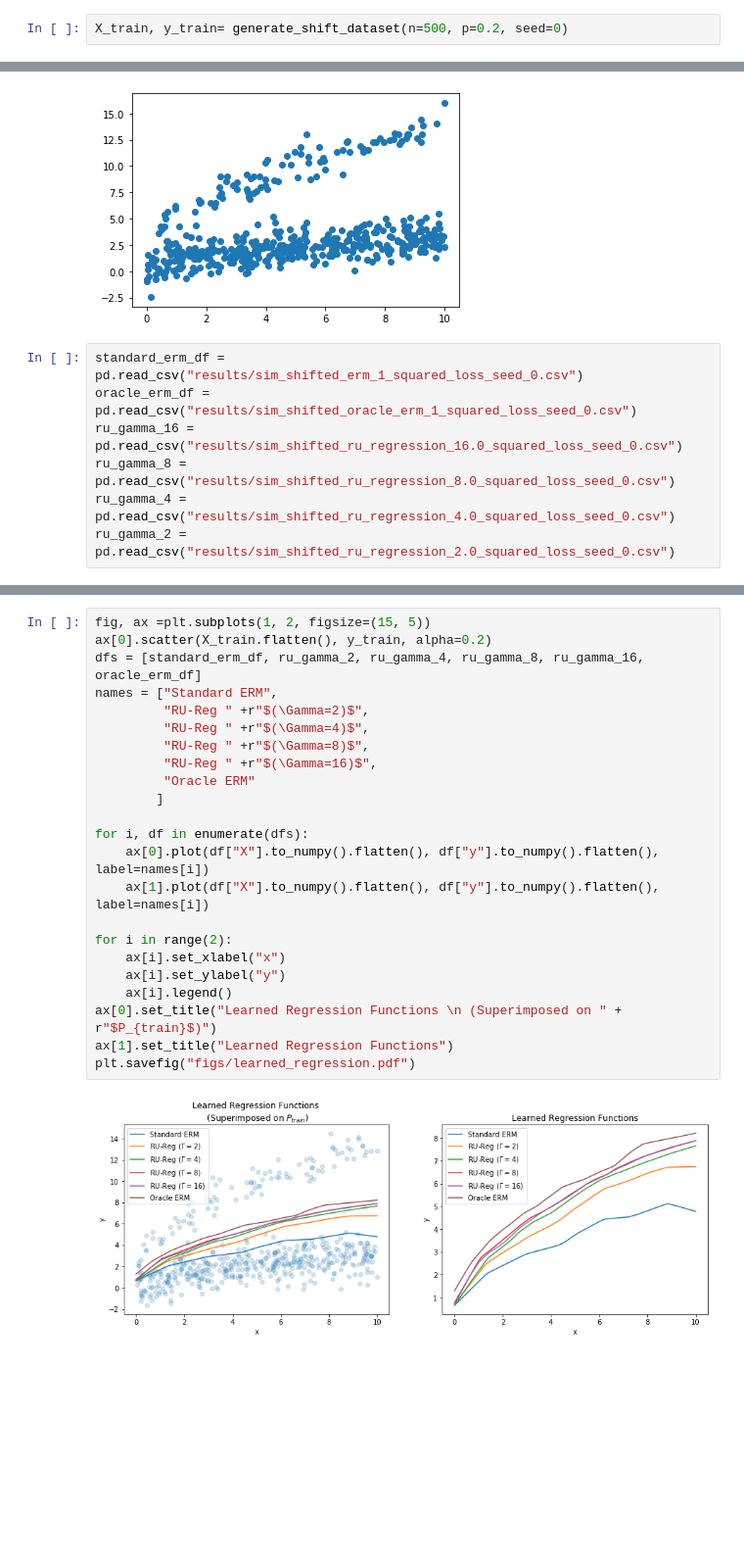
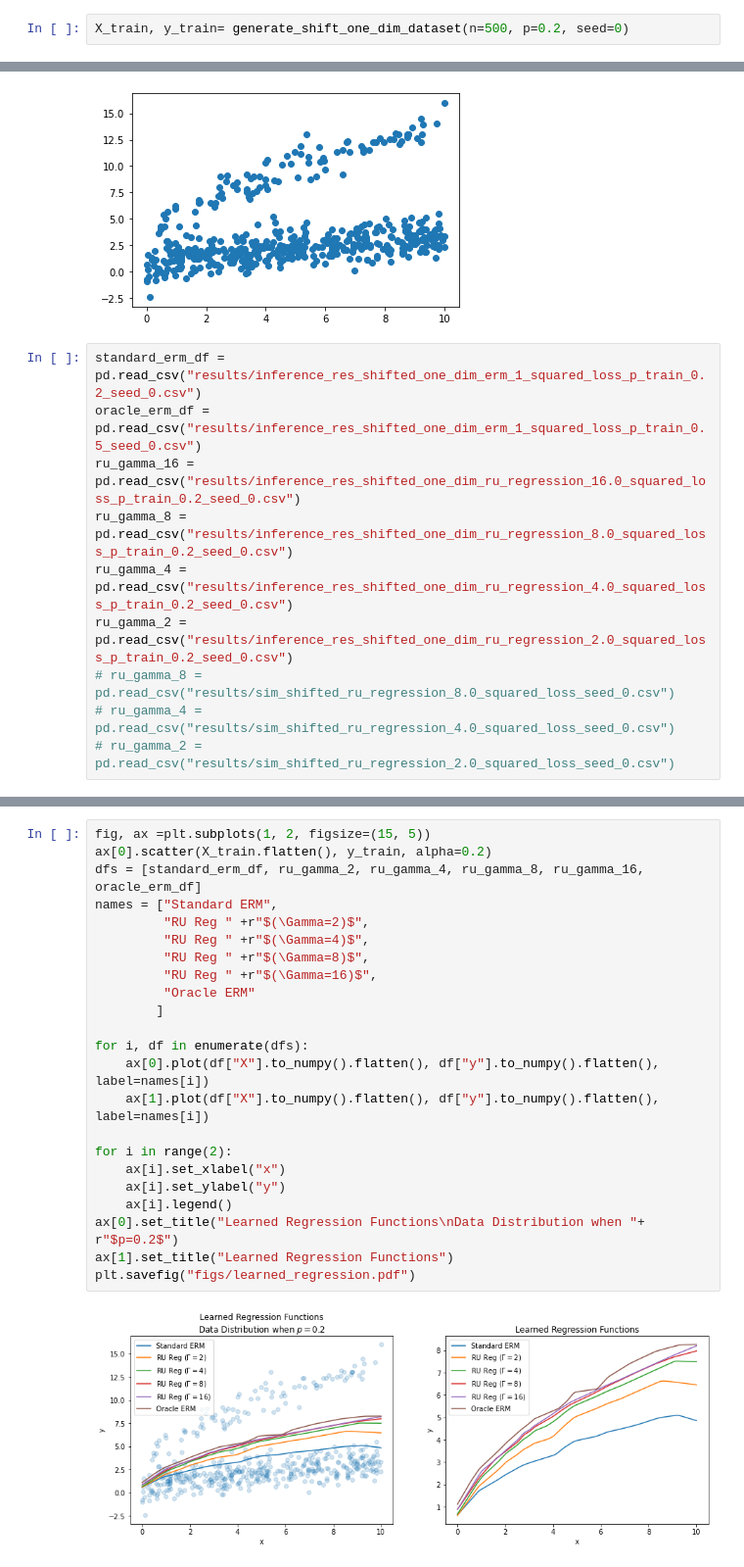
Before and after one commit to roshni714/ru_regression, a Jupyter notebook: make-regression-plots.ipynb, the cells around one changed output, grey strips where cells are left out. Shown: that part at 98% size. Cells and saved outputs as stored; diff of their text form; blank space fills up the shorter version.

```diff
--- a/make-regression-plots.ipynb
+++ b/make-regression-plots.ipynb
@@ -5,17 +5,20 @@ from data_loaders import generate_shift_dataset
 # %%
-X_train, y_train= generate_shift_dataset(n=500, p=0.2, seed=0)
+X_train, y_train= generate_shift_one_dim_dataset(n=500, p=0.2, seed=0)
 # %%
 plt.scatter(X_train.flatten(), y_train)
 # %% [output]
 <matplotlib.collections.PathCollection at 0x...>
 [figure]
 # %%
-standard_erm_df = pd.read_csv("results/sim_shifted_erm_1_squared_loss_seed_0.csv")
-oracle_erm_df = pd.read_csv("results/sim_shifted_oracle_erm_1_squared_loss_seed_0.csv")
-ru_gamma_16 = pd.read_csv("results/sim_shifted_ru_regression_16.0_squared_loss_seed_0.csv")
-ru_gamma_8 =  pd.read_csv("results/sim_shifted_ru_regression_8.0_squared_loss_seed_0.csv")
-ru_gamma_4 =  pd.read_csv("results/sim_shifted_ru_regression_4.0_squared_loss_seed_0.csv")
-ru_gamma_2 =  pd.read_csv("results/sim_shifted_ru_regression_2.0_squared_loss_seed_0.csv")
+standard_erm_df = pd.read_csv("results/inference_res_shifted_one_dim_erm_1_squared_loss_p_train_0.2_seed_0.csv")
+oracle_erm_df = pd.read_csv("results/inference_res_shifted_one_dim_erm_1_squared_loss_p_train_0.5_seed_0.csv")
+ru_gamma_16 = pd.read_csv("results/inference_res_shifted_one_dim_ru_regression_16.0_squared_loss_p_train_0.2_seed_0.csv")
+ru_gamma_8 = pd.read_csv("results/inference_res_shifted_one_dim_ru_regression_8.0_squared_loss_p_train_0.2_seed_0.csv")
+ru_gamma_4 = pd.read_csv("results/inference_res_shifted_one_dim_ru_regression_4.0_squared_loss_p_train_0.2_seed_0.csv")
+ru_gamma_2 = pd.read_csv("results/inference_res_shifted_one_dim_ru_regression_2.0_squared_loss_p_train_0.2_seed_0.csv")
+# ru_gamma_8 =  pd.read_csv("results/sim_shifted_ru_regression_8.0_squared_loss_seed_0.csv")
+# ru_gamma_4 =  pd.read_csv("results/sim_shifted_ru_regression_4.0_squared_loss_seed_0.csv")
+# ru_gamma_2 =  pd.read_csv("results/sim_shifted_ru_regression_2.0_squared_loss_seed_0.csv")
 # %%
 plt.scatter(X_train.flatten(), y_train, alpha=0.2)
 dfs = [standard_erm_df, ru_gamma_2, ru_gamma_4, ru_gamma_8, ru_gamma_16, oracle_erm_df]
@@ -60,25 +63,25 @@ Text(0.5, 1.0, 'Learned Regression Functions')
 # %%
 fig, ax =plt.subplots(1, 2, figsize=(15, 5))
 ax[0].scatter(X_train.flatten(), y_train, alpha=0.2)
 dfs = [standard_erm_df, ru_gamma_2, ru_gamma_4, ru_gamma_8, ru_gamma_16, oracle_erm_df]
 names = ["Standard ERM",
-         "RU-Reg " +r"$(\Gamma=2)$",
-         "RU-Reg " +r"$(\Gamma=4)$",
-         "RU-Reg " +r"$(\Gamma=8)$",
-         "RU-Reg " +r"$(\Gamma=16)$",
+         "RU Reg " +r"$(\Gamma=2)$",
+         "RU Reg " +r"$(\Gamma=4)$",
+         "RU Reg " +r"$(\Gamma=8)$",
+         "RU Reg " +r"$(\Gamma=16)$",
          "Oracle ERM"
         ]
 
 for i, df in enumerate(dfs):
     ax[0].plot(df["X"].to_numpy().flatten(), df["y"].to_numpy().flatten(), label=names[i])
     ax[1].plot(df["X"].to_numpy().flatten(), df["y"].to_numpy().flatten(), label=names[i])
 
 for i in range(2):
     ax[i].set_xlabel("x")
     ax[i].set_ylabel("y")
     ax[i].legend()
-ax[0].set_title("Learned Regression Functions \n (Superimposed on " + r"$P_{train}$)")
+ax[0].set_title("Learned Regression Functions\nData Distribution when "+ r"$p=0.2$")
 ax[1].set_title("Learned Regression Functions")
 plt.savefig("figs/learned_regression.pdf")
 # %% [output]
-[figure, old version]
+[figure, new version]
```
Also changed, not shown: parts of 3 cells of this notebook, 4 other files.
